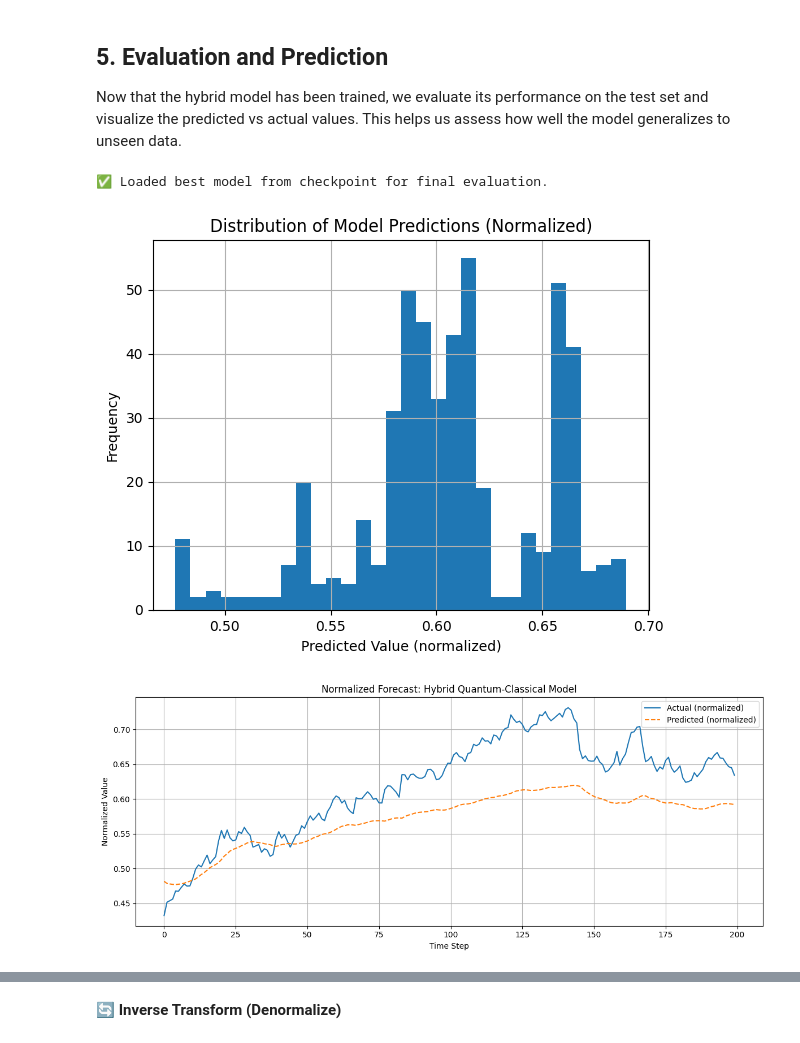
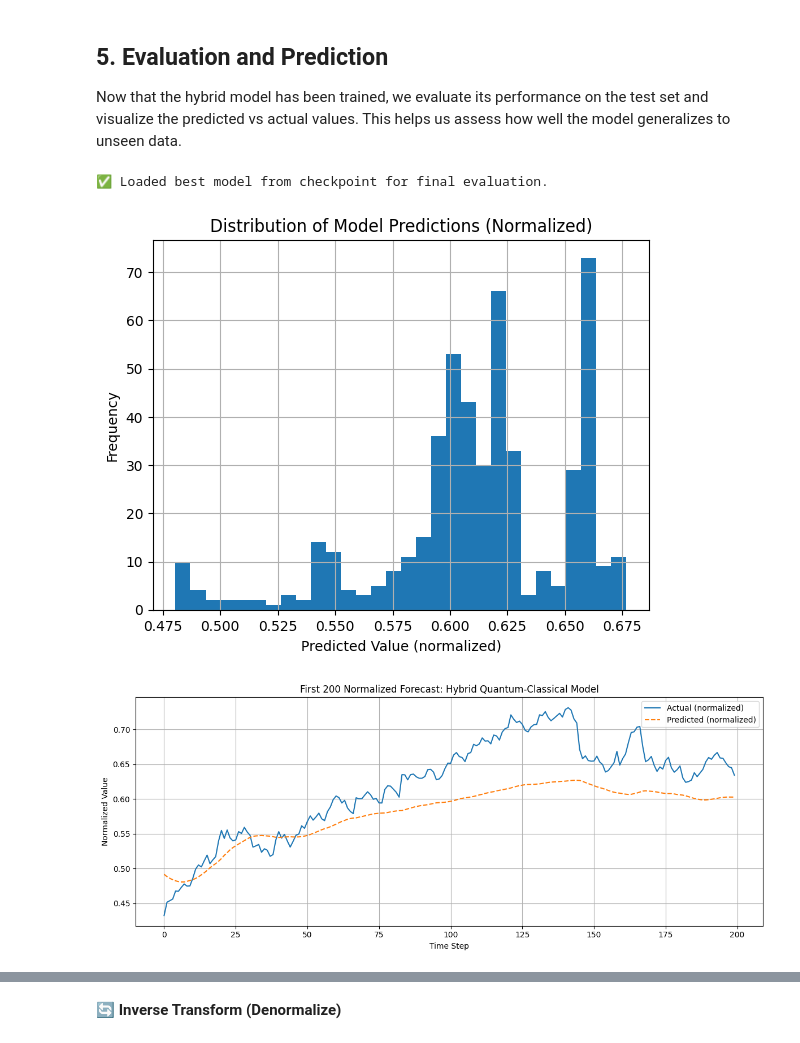
Before and after one commit to NathanPaceydev/Time-Series-Forecasting-Using-Hybrid-Quantum-Classical-Models, a Jupyter notebook: model/hybrid_model.ipynb, the cells around one changed output, grey strips where cells are left out. Cells and saved outputs as stored; diff of their text form; code cells hidden in the pictures.

```diff
--- a/model/hybrid_model.ipynb
+++ b/model/hybrid_model.ipynb
@@ -401,7 +401,7 @@ learning_rate = 0.001
 
 num_epochs = 5
 use_dropout=False
-dropout_rate=0.0
+dropout_rate= 0.0 # 0.2 to 0.5 is common for LSTM/GRU
 use_layernorm=False
 
 # === Early Stopping Config ===
@@ -409,12 +409,13 @@ early_stop_patience = 2 # Number of epochs to wait for improvement
 best_val_loss = float('inf')
 epochs_no_improve = 0
 
-ML_unit_type = "LSTM"  # "LSTM", "GRU", or "RNN"
+# TODO add ARIMA, xLSTM, and transformers options
+ML_unit_type = "LSTM" + "GRU"  # "LSTM", "GRU", or "RNN" can havy many layers
 num_ML_layers = 1  # Number of LSTM/GRU/RNN layers
 
 post_quantum_activation = None  # "ReLU", "Tanh", "Sigmoid", or None
 skip_connection = "concat"  # "concat" or "add"
-output_activation=None # "ReLU", "Tanh", "Sigmoid", "Softmax", or None
+output_activation = None # "ReLU", "Tanh", "Sigmoid", "Softmax", or None
 # %%
 
 # Set the sequence length based on the training data
@@ -602,20 +603,20 @@ plt.grid(True)
 plt.show()
 # %% [output]
 ✅ Loaded best model from checkpoint for final evaluation.
-[figure, old version]
+[figure, new version]
 # %%
 plt.figure(figsize=(12, 5))
 plt.plot(y_true[:200], label="Actual (normalized)")
 plt.plot(predictions[:200], label="Predicted (normalized)", linestyle='--')
-plt.title("Normalized Forecast: Hybrid Quantum-Classical Model")
+plt.title("First 200 Normalized Forecast: Hybrid Quantum-Classical Model")
 plt.xlabel("Time Step")
 plt.ylabel("Normalized Value")
 plt.legend()
 plt.grid(True)
 plt.tight_layout()
 plt.show()
 # %% [output]
-[figure, old version]
+[figure, new version]
 # %%
 print("Scaler data min:", scaler.data_min_)
 print("Scaler data max:", scaler.data_max_)
```
Also changed, not shown: parts of 11 cells of this notebook, 3 other files.
